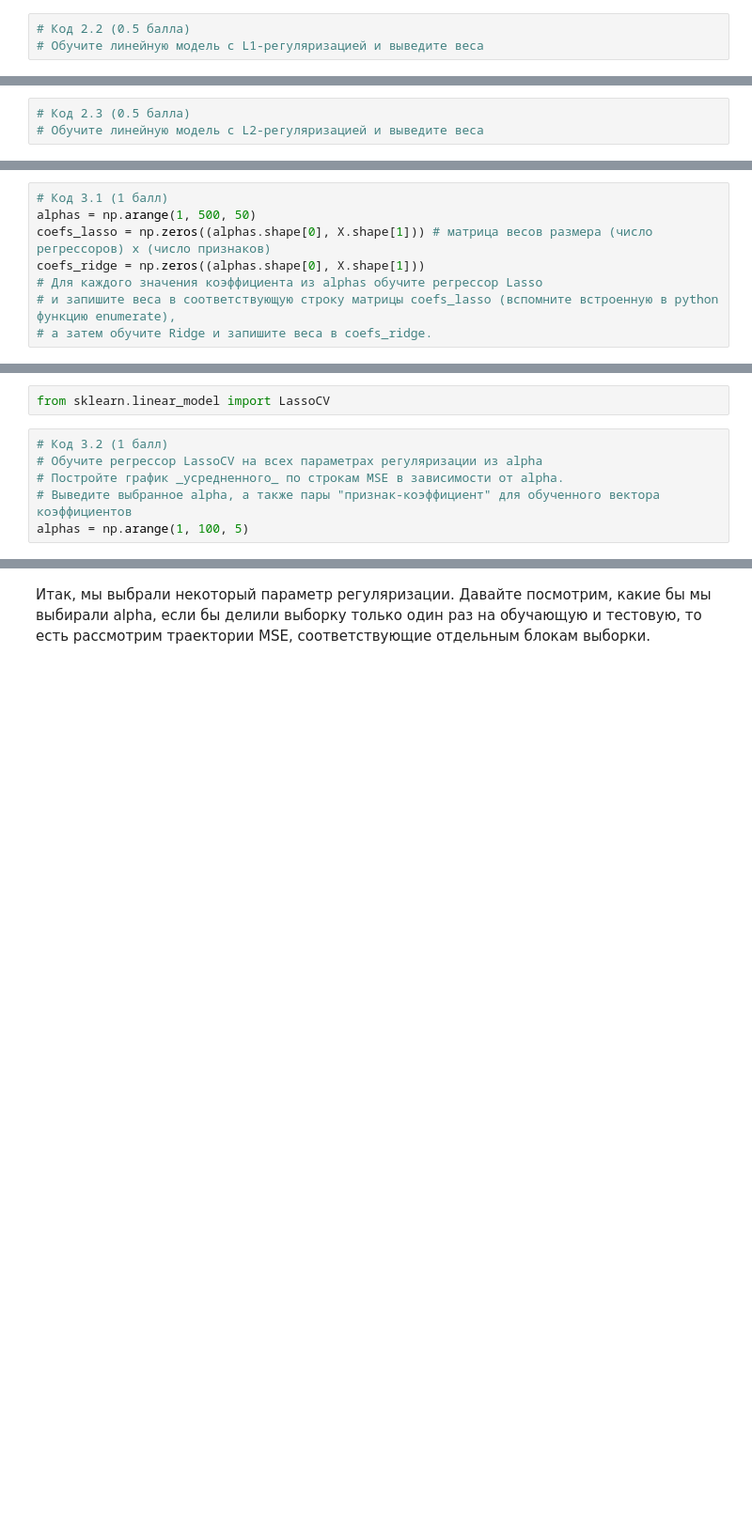
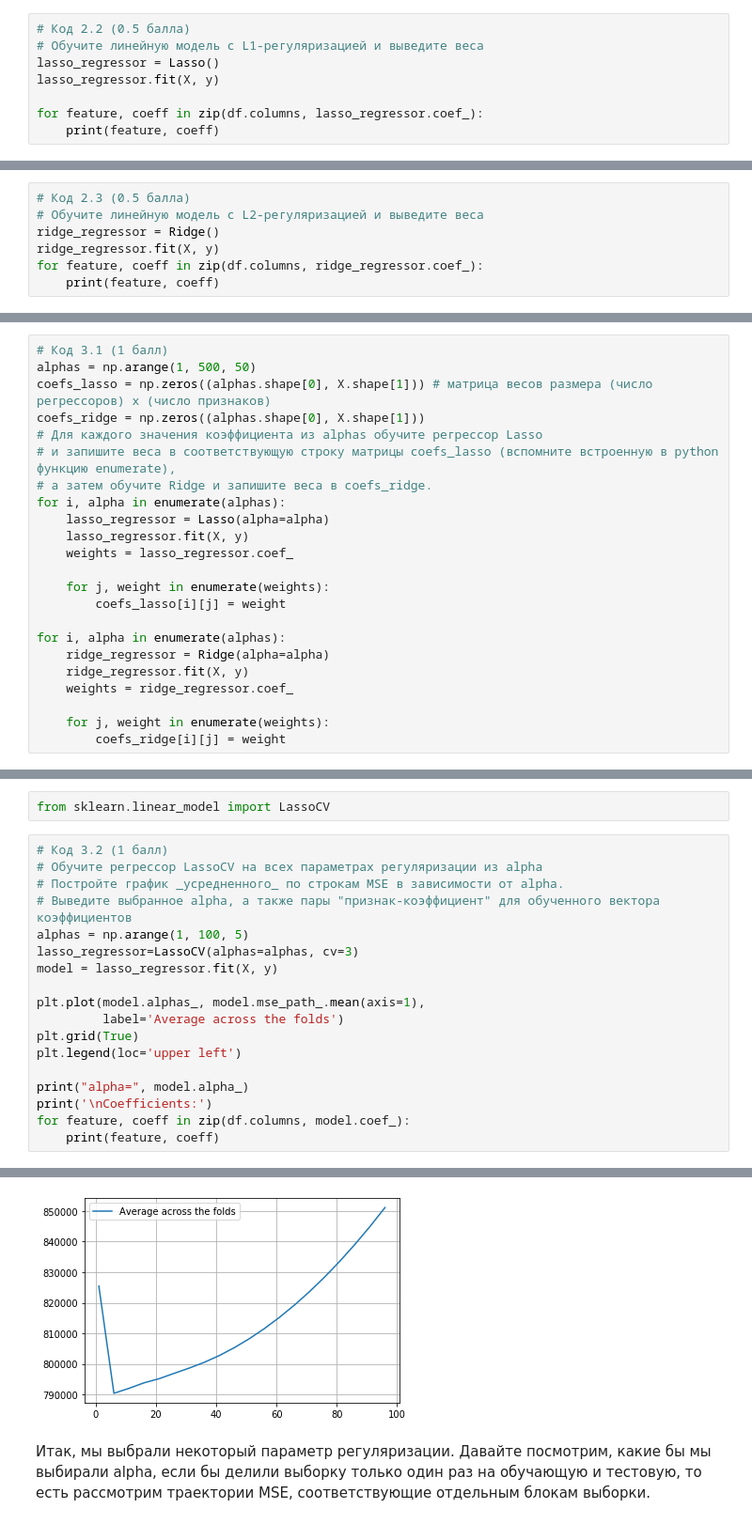
Before and after one commit to LyubaxaPro/Machine_Learning_Specialization, a Jupyter notebook: tagged_data_training/week2/OverfittingTask.ipynb, the cells around one changed output, grey strips where cells are left out. Shown at 94% size. Drawn from its saved outputs; the diff is of its cells as text; blank space fills up the shorter version.

```diff
--- a/tagged_data_training/week2/OverfittingTask.ipynb
+++ b/tagged_data_training/week2/OverfittingTask.ipynb
@@ -197,3 +197,8 @@ from sklearn.linear_model import Lasso, Ridge
 # %%
 # Код 2.2 (0.5 балла)
 # Обучите линейную модель с L1-регуляризацией и выведите веса
+lasso_regressor = Lasso()
+lasso_regressor.fit(X, y)
+
+for feature, coeff in zip(df.columns, lasso_regressor.coef_):
+    print(feature, coeff)
@@ -200,3 +224,7 @@ from sklearn.linear_model import Lasso, Ridge
 # %%
 # Код 2.3 (0.5 балла)
 # Обучите линейную модель с L2-регуляризацией и выведите веса
+ridge_regressor = Ridge()
+ridge_regressor.fit(X, y)
+for feature, coeff in zip(df.columns, ridge_regressor.coef_):
+    print(feature, coeff)
@@ -214,6 +255,21 @@ coefs_ridge = np.zeros((alphas.shape[0], X.shape[1]))
 # Для каждого значения коэффициента из alphas обучите регрессор Lasso
 # и запишите веса в соответствующую строку матрицы coefs_lasso (вспомните встроенную в python функцию enumerate),
 # а затем обучите Ridge и запишите веса в coefs_ridge.
+for i, alpha in enumerate(alphas):
+    lasso_regressor = Lasso(alpha=alpha)
+    lasso_regressor.fit(X, y)
+    weights = lasso_regressor.coef_
+
+    for j, weight in enumerate(weights):
+        coefs_lasso[i][j] = weight
+
+for i, alpha in enumerate(alphas):
+    ridge_regressor = Ridge(alpha=alpha)
+    ridge_regressor.fit(X, y)
+    weights = ridge_regressor.coef_
+
+    for j, weight in enumerate(weights):
+        coefs_ridge[i][j] = weight
 # %% [markdown]
 Визуализируем динамику весов при увеличении параметра регуляризации:
 # %%
@@ -264,3 +324,16 @@ from sklearn.linear_model import LassoCV
 # Постройте график _усредненного_ по строкам MSE в зависимости от alpha.
 # Выведите выбранное alpha, а также пары "признак-коэффициент" для обученного вектора коэффициентов
 alphas = np.arange(1, 100, 5)
+lasso_regressor=LassoCV(alphas=alphas, cv=3)
+model = lasso_regressor.fit(X, y)
+
+plt.plot(model.alphas_, model.mse_path_.mean(axis=1),
+         label='Average across the folds')
+plt.grid(True)
+plt.legend(loc='upper left')
+
+print("alpha=", model.alpha_)
+print('\nCoefficients:')
+for feature, coeff in zip(df.columns, model.coef_):
+    print(feature, coeff)
+# %% [output]
@@ -267,2 +355,3 @@ alphas = np.arange(1, 100, 5)
+[figure, added]
 # %% [markdown]
 Итак, мы выбрали некоторый параметр регуляризации. Давайте посмотрим, какие бы мы выбирали alpha, если бы делили выборку только один раз на обучающую и тестовую, то есть рассмотрим траектории MSE, соответствующие отдельным блокам выборки.
```
Also changed, not shown: parts of 8 cells of this notebook.
